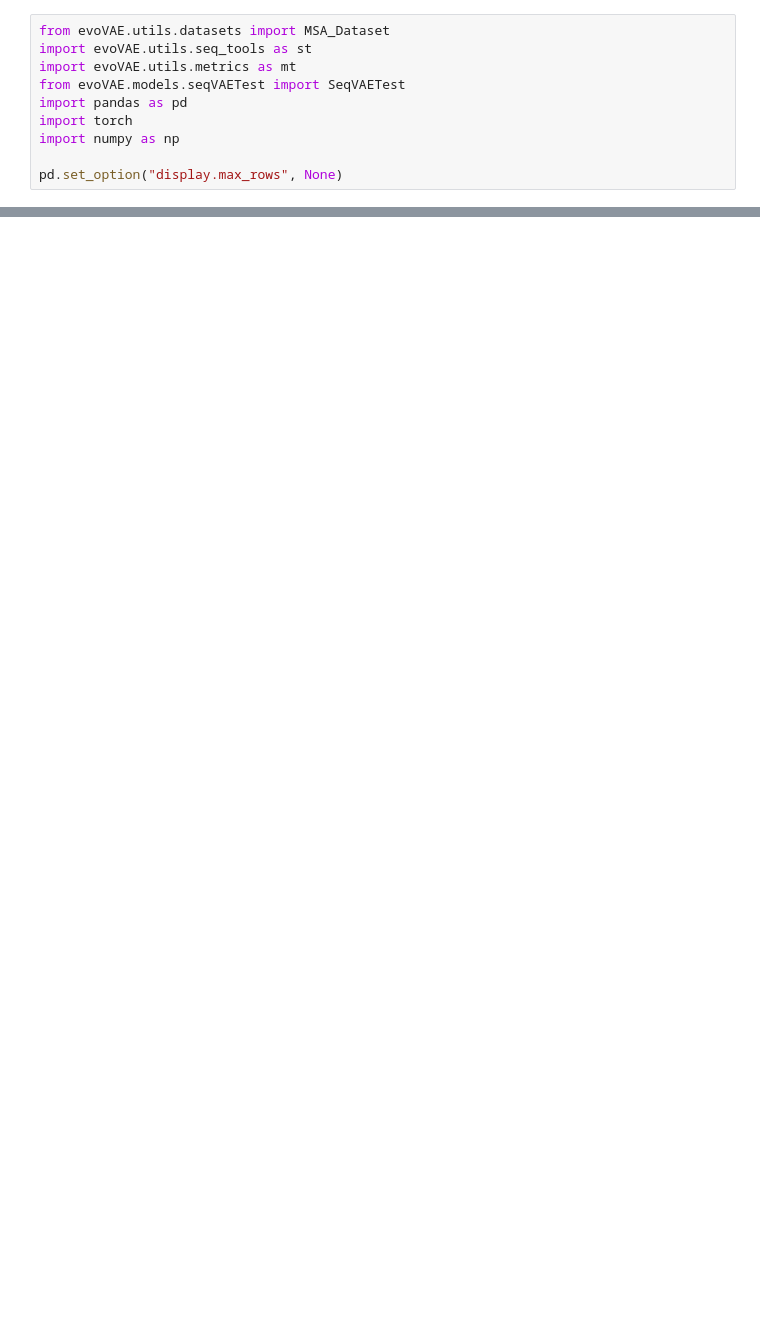
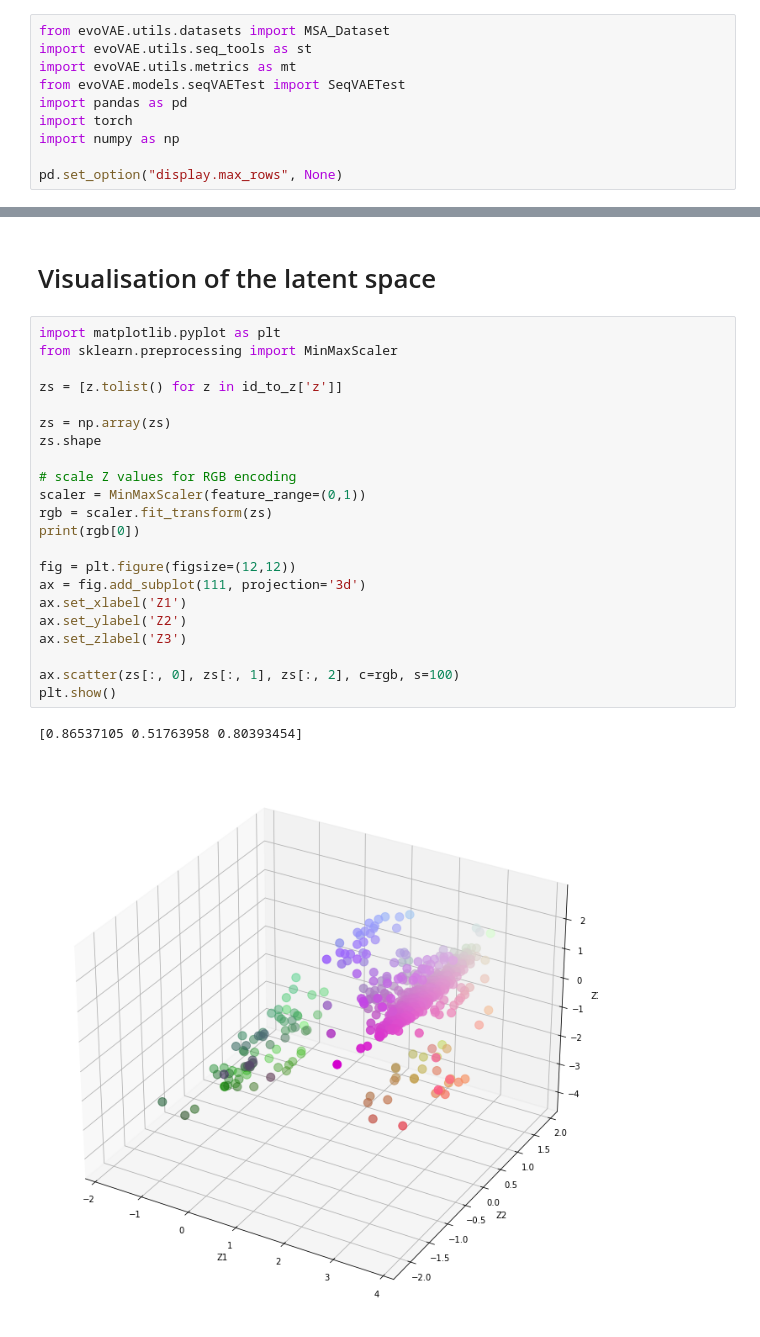
Before and after one commit to SebPorras/MAP_VAE, a Jupyter notebook: notebooks/correlations.ipynb, the cells around one changed output, grey strips where cells are left out. Drawn from its saved outputs; the diff is of its cells as text; blank space fills up the shorter version.

Commit message:
latent space analysis

```diff
--- a/notebooks/correlations.ipynb
+++ b/notebooks/correlations.ipynb
@@ -234,0 +208,27 @@ recons[:5]
+# %% [markdown]
+# Visualisation of the latent space
+# %%
+import matplotlib.pyplot as plt
+from sklearn.preprocessing import MinMaxScaler
+
+zs = [z.tolist() for z in id_to_z['z']]
+
+zs = np.array(zs)
+zs.shape
+
+# scale Z values for RGB encoding
+scaler = MinMaxScaler(feature_range=(0,1))
+rgb = scaler.fit_transform(zs)
+print(rgb[0])
+
+fig = plt.figure(figsize=(12,12))
+ax = fig.add_subplot(111, projection='3d')
+ax.set_xlabel('Z1')
+ax.set_ylabel('Z2')
+ax.set_zlabel('Z3')
+
+ax.scatter(zs[:, 0], zs[:, 1], zs[:, 2], c=rgb, s=100)
+plt.show()
+# %% [output]
+[0.86537105 0.51763958 0.80393454]
+[figure, added]
```
Also changed, not shown: parts of 12 cells of this notebook, 3 other files.
